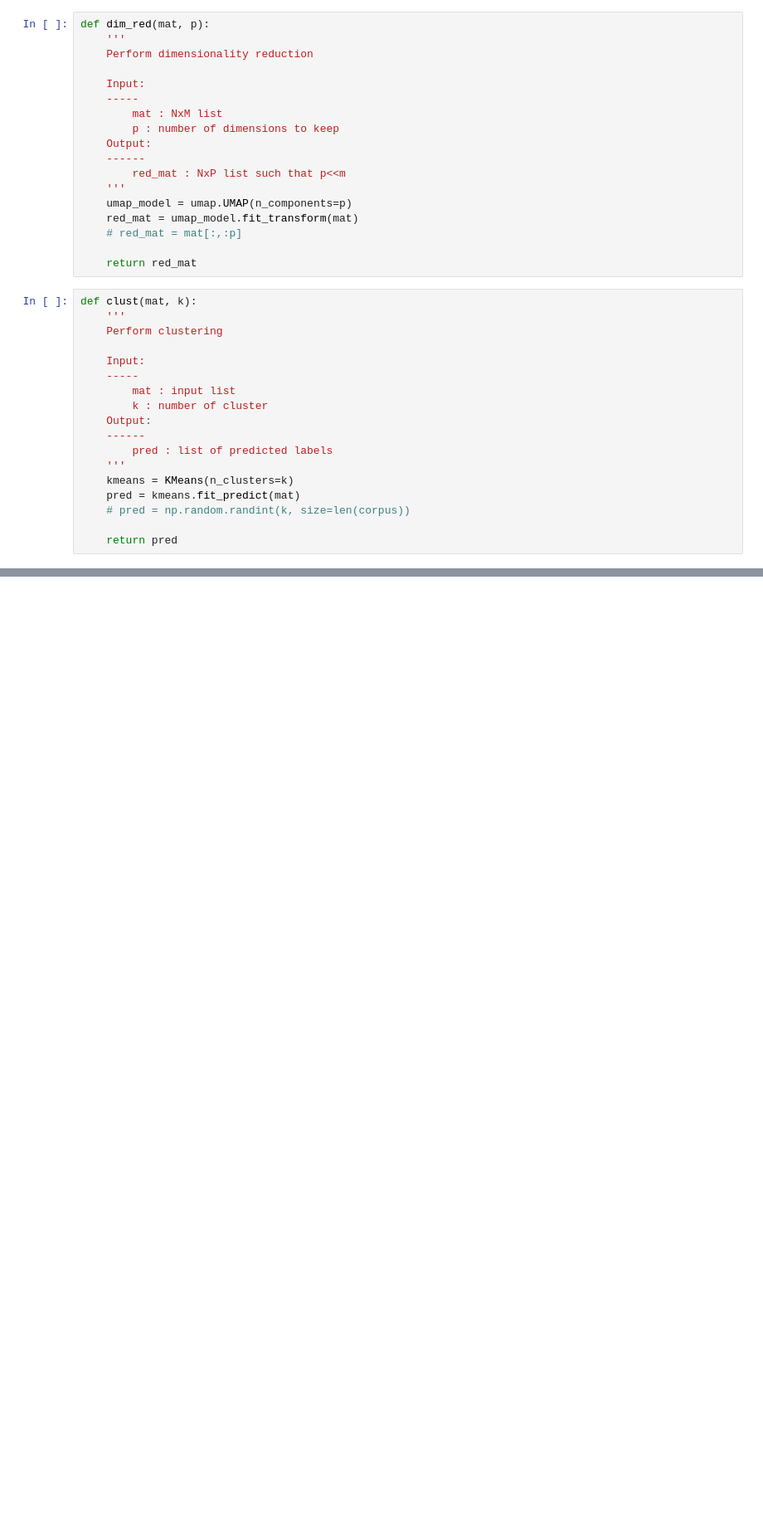
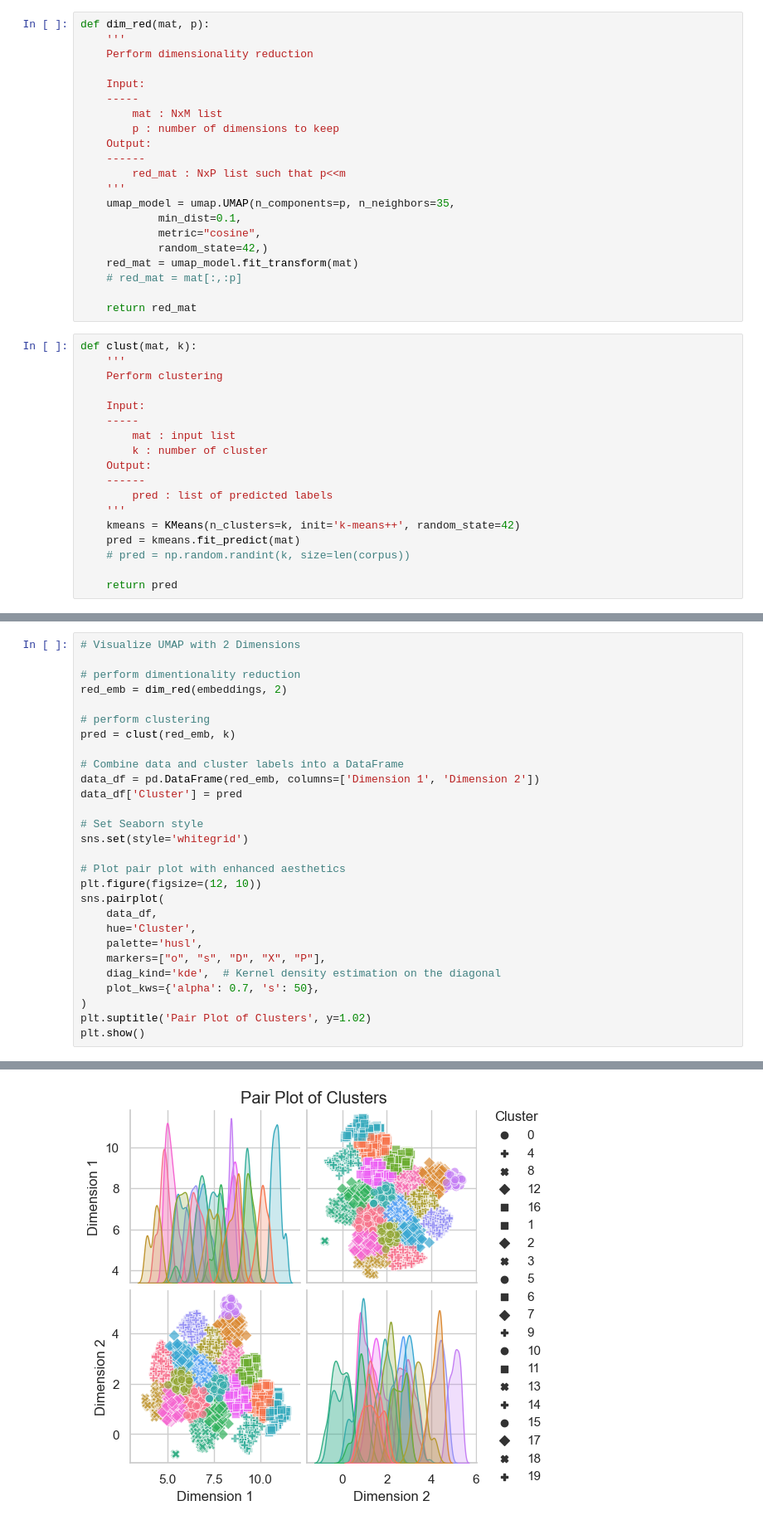
Before and after one commit to vvead/examen, a Jupyter notebook: template_branche.ipynb, the cells around one changed output, grey strips where cells are left out. Shown: that part at 83% size. Cells and saved outputs as stored; diff of their text form; blank space fills up the shorter version.

Commit message:
add data cleaning pipeline and visualization

```diff
--- a/template_branche.ipynb
+++ b/template_branche.ipynb
@@ -33,7 +39,10 @@ def dim_red(mat, p):
     ------
         red_mat : NxP list such that p<<m
     '''
-    umap_model = umap.UMAP(n_components=p)
+    umap_model = umap.UMAP(n_components=p, n_neighbors=35,
+            min_dist=0.1,
+            metric="cosine",
+            random_state=42,)
     red_mat = umap_model.fit_transform(mat)
     # red_mat = mat[:,:p]
 
@@ -51,7 +60,7 @@ def clust(mat, k):
     ------
         pred : list of predicted labels
     '''
-    kmeans = KMeans(n_clusters=k)
+    kmeans = KMeans(n_clusters=k, init='k-means++', random_state=42)
     pred = kmeans.fit_predict(mat)
     # pred = np.random.randint(k, size=len(corpus))
 
@@ -83,0 +93,29 @@ ARI: 0.29
+# %%
+# Visualize UMAP with 2 Dimensions
+
+# perform dimentionality reduction
+red_emb = dim_red(embeddings, 2)
+
+# perform clustering
+pred = clust(red_emb, k)
+
+# Combine data and cluster labels into a DataFrame
+data_df = pd.DataFrame(red_emb, columns=['Dimension 1', 'Dimension 2'])
+data_df['Cluster'] = pred
+
+# Set Seaborn style
+sns.set(style='whitegrid')
+
+# Plot pair plot with enhanced aesthetics
+plt.figure(figsize=(12, 10))
+sns.pairplot(
+    data_df,
+    hue='Cluster',
+    palette='husl',
+    markers=["o", "s", "D", "X", "P"],
+    diag_kind='kde',  # Kernel density estimation on the diagonal
+    plot_kws={'alpha': 0.7, 's': 50},
+)
+plt.suptitle('Pair Plot of Clusters', y=1.02)
+plt.show()
+# %% [output]
@@ -83,0 +123 @@ ARI: 0.29
+[figure, added]
```
Also changed, not shown: parts of 15 cells of this notebook.
